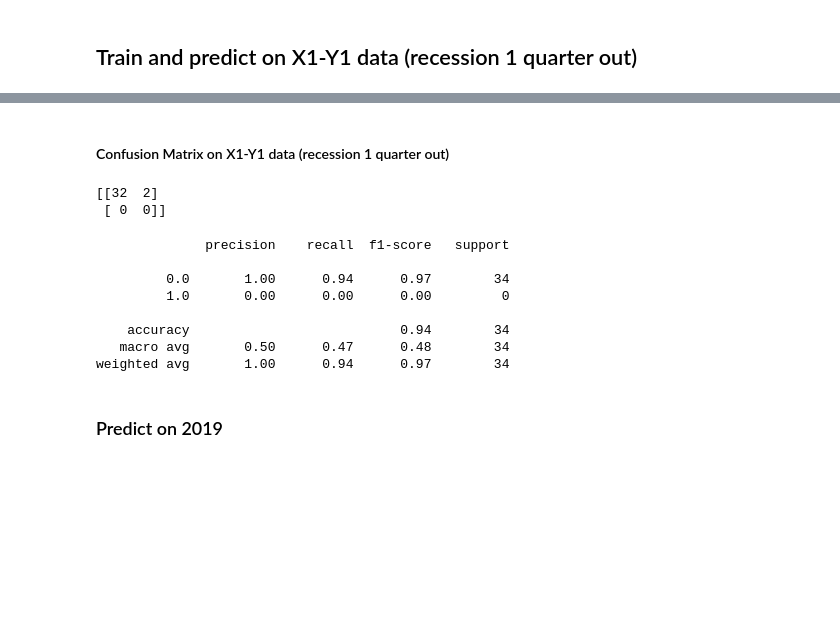
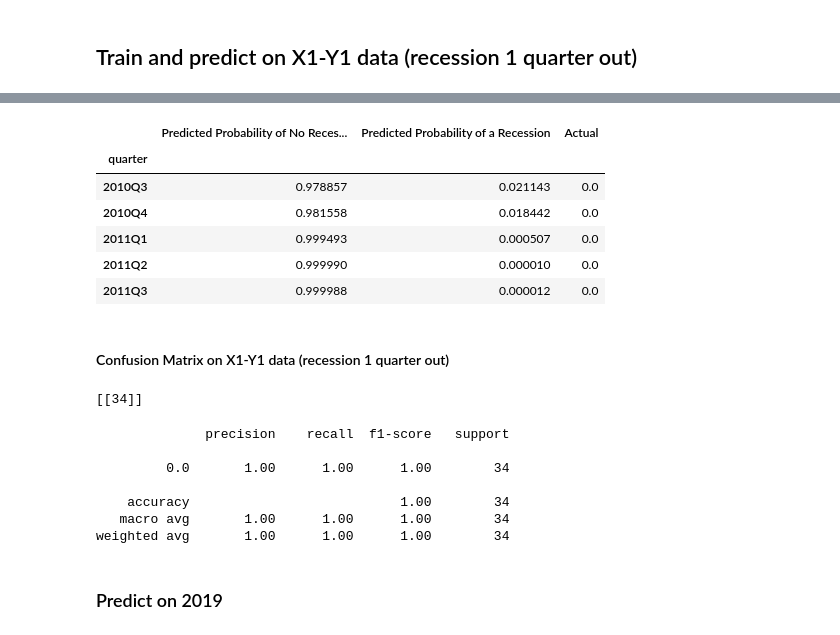
Before and after one commit to lorijta92/machine-learning-predicting-recessions, a Jupyter notebook: RNN_LSTM_unshuffled.ipynb, the cells around one changed output, grey strips where cells are left out. Cells and saved outputs as stored; diff of their text form; code cells hidden in the pictures; blank space fills up the shorter version.

Commit message:
predict_proba

```diff
--- a/RNN_LSTM_unshuffled.ipynb
+++ b/RNN_LSTM_unshuffled.ipynb
@@ -210,31 +210,38 @@ model_loss1, model_accuracy1 = model.evaluate(reshaped_X1_test_scaled, y1_test,
 # %%
 # Make predictions using test data
-predictions1 = model.predict_classes(reshaped_X1_test_scaled)
+predictions1_prob = model.predict_proba(reshaped_X1_test_scaled)
+predictions1_class = model.predict_classes(reshaped_X1_test_scaled)
 # %%
 # Compare results
-one_qtr_out = pd.DataFrame({"Predicted":predictions1, "Actual":y1_test})
-# one_qtr_out
+one_qtr_out = pd.DataFrame({"Predicted Probability of No Recession":predictions1_prob[:,0], "Predicted Probability of a Recession":predictions1_prob[:,1], "Actual":y1_test})
+one_qtr_out.head()
+# %% [output]
+|  | Predicted Probability of No Reces... | Predicted Probability of a Recession | Actual |
+| quarter |  |  |  |
+| 2010Q3 | 0.978857 | 0.021143 | 0.0 |
+| 2010Q4 | 0.981558 | 0.018442 | 0.0 |
+| 2011Q1 | 0.999493 | 0.000507 | 0.0 |
+| 2011Q2 | 0.999990 | 0.000010 | 0.0 |
+| 2011Q3 | 0.999988 | 0.000012 | 0.0 |
 # %% [markdown]
 #### Confusion Matrix on X1-Y1 data (recession 1 quarter out)
 # %%
 # Create confusion matrix on X1 model
-con_mat = confusion_matrix(y1_test, predictions1)
+con_mat = confusion_matrix(y1_test, predictions1_class)
 print(con_mat)
 # %% [output]
-[[32  2]
- [ 0  0]]
+[[34]]
 # %%
 # Score model
-print(classification_report(y1_test, predictions1))
+print(classification_report(y1_test, predictions1_class))
 # %% [output]
               precision    recall  f1-score   support
 
-         0.0       1.00      0.94      0.97        34
-         1.0       0.00      0.00      0.00         0
+         0.0       1.00      1.00      1.00        34
 
-    accuracy                           0.94        34
-   macro avg       0.50      0.47      0.48        34
-weighted avg       1.00      0.94      0.97        34
+    accuracy                           1.00        34
+   macro avg       1.00      1.00      1.00        34
+weighted avg       1.00      1.00      1.00        34
 # %%
 # Save model
 name1 = f"unshuffled-1q-out-{dt.datetime.now()}"
```
Also changed, not shown: parts of 18 cells of this notebook, 1 other file.
